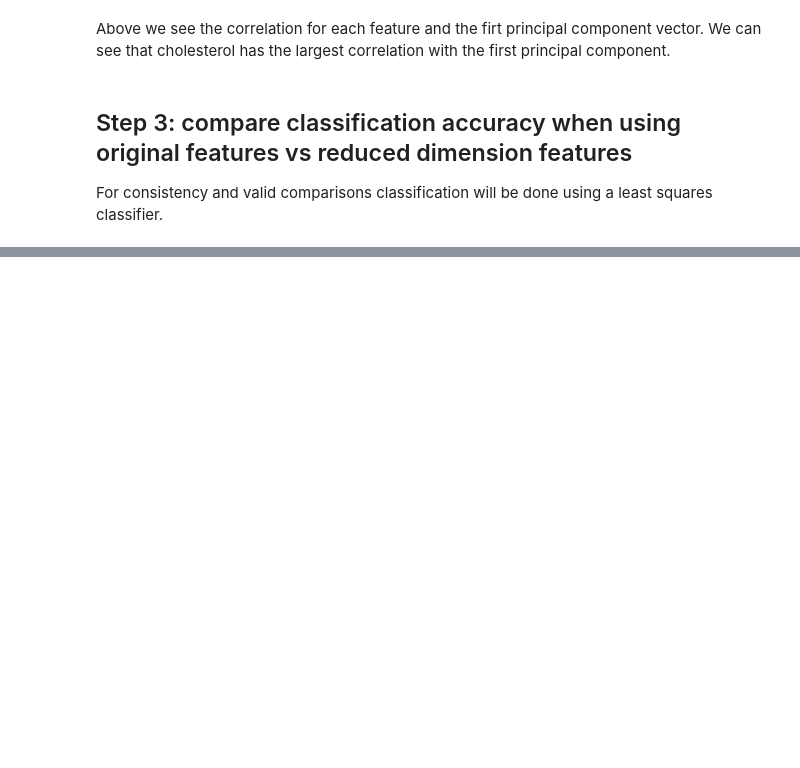
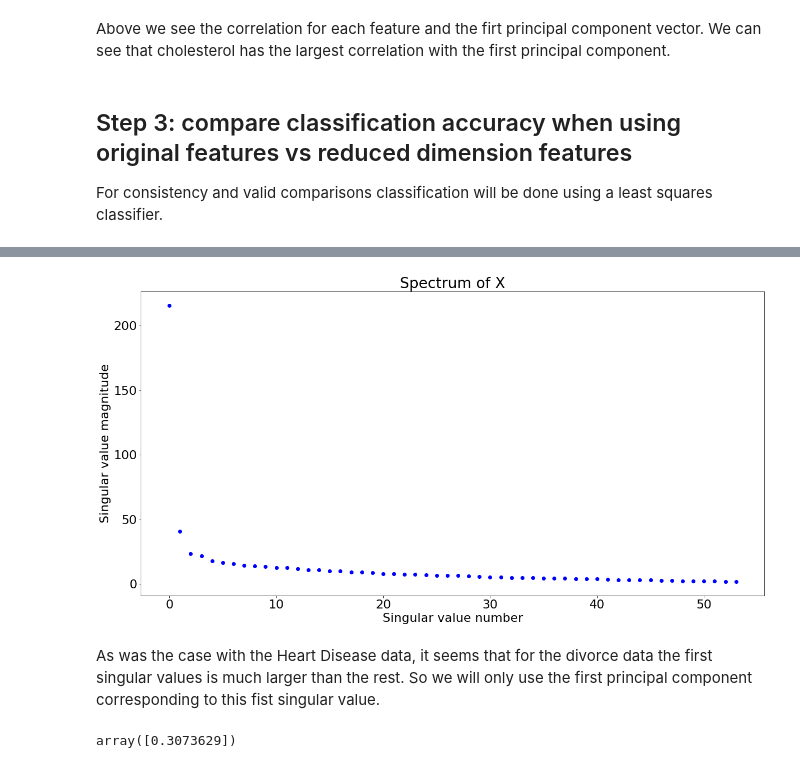
Before and after one commit to RobertoBarrosoLuque/InterpretableDimRed, a Jupyter notebook: InterpretableDimRed/Notebooks/PCA_experiments.ipynb, the cells around one changed output, grey strips where cells are left out. Drawn from its saved outputs; the diff is of its cells as text; code cells hidden in the pictures; blank space fills up the shorter version.

Commit message:
Adding results of ruinng correlation analysis on Divorce dataset

```diff
--- a/InterpretableDimRed/Notebooks/PCA_experiments.ipynb
+++ b/InterpretableDimRed/Notebooks/PCA_experiments.ipynb
@@ -88,0 +91,3 @@ Accuracy score on the test set for a LS classifier using the original feature sp
+# %%
+divorce_data = pd.read_excel(data_directory + "divorce.xlsx")
+divorce_data.head()
@@ -88,0 +102,17 @@ Accuracy score on the test set for a LS classifier using the original feature sp
+# %%
+X = divorce_data.loc[:,"Atr1":"Atr54"]
+Y =  divorce_data.loc[:,"Class"]
+# Convert 0 in Y to -1s
+Y[Y==0] = -1
+# %%
+psa.plot_spectrum(X)
+# %% [output]
+[figure, added]
+# %% [markdown]
+As was the case with the Heart Disease data, it seems that for the divorce data the first singular values is much larger than the rest. So we will only use the first principal component corresponding to this fist singular value.
+# %%
+pca = PCA(n_components=1, svd_solver='full')
+pca.fit(X.T)
+pca.explained_variance_ratio_
+# %% [output]
+array([0.3073629])
```
Also changed, not shown: parts of 7 cells of this notebook.
